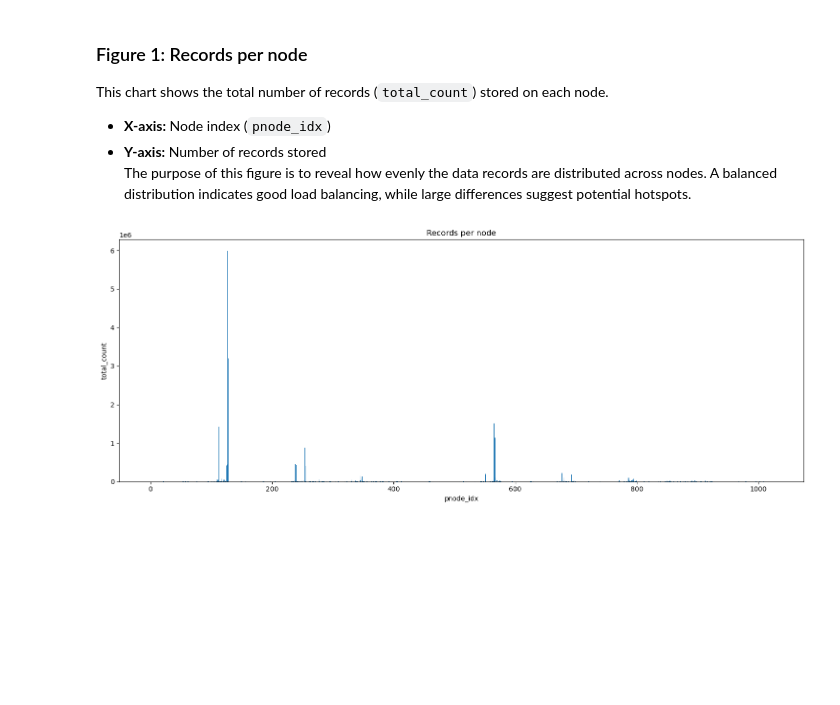
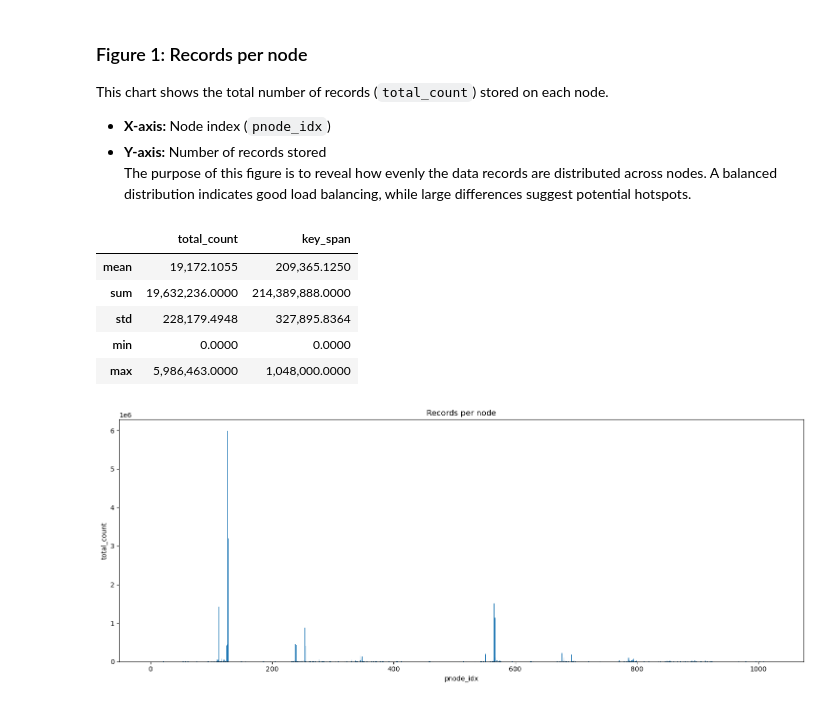
Before and after one commit to yezhan14promax/P2PSTA, a Jupyter notebook: implementation/py/visualisation_baseline.ipynb, the cells around one changed output. Saved outputs shown, nothing was run; the diff lists cells and outputs as text; code cells hidden in the pictures; blank space fills up the shorter version.

```diff
--- a/implementation/py/visualisation.ipynb
+++ b/implementation/py/visualisation_baseline.ipynb
@@ -138,6 +138,32 @@ This chart shows the total number of records (`total_count`) stored on each node
 - **X-axis:** Node index (`pnode_idx`)
 - **Y-axis:** Number of records stored
 The purpose of this figure is to reveal how evenly the data records are distributed across nodes. A balanced distribution indicates good load balancing, while large differences suggest potential hotspots.
+# %%
+summary_stats = {
+    "total_count": {
+        "mean": df["total_count"].mean(),
+        "sum": df["total_count"].sum(),
+        "std": df["total_count"].std(),
+        'min': df['total_count'].min(),
+        'max': df['total_count'].max(),
+    },
+    "key_span": {
+        "mean": df["key_span"].mean(),
+        "sum": df["key_span"].sum(),
+        "std": df["key_span"].std(),
+        'min': df['key_span'].min(),
+        'max': df['key_span'].max(),
+    }
+}
+summary_stats_df = pd.DataFrame(summary_stats)
+display(HTML(summary_stats_df.to_html(float_format=lambda x: f"{x:,.4f}")))
+# %% [output]
+|  | total_count | key_span |
+| mean | 19,172.1055 | 209,365.1250 |
+| sum | 19,632,236.0000 | 214,389,888.0000 |
+| std | 228,179.4948 | 327,895.8364 |
+| min | 0.0000 | 0.0000 |
+| max | 5,986,463.0000 | 1,048,000.0000 |
 # %%
 # --- 图1：每个 node 的 total_count ---
 plt.figure(figsize=(15, 6))
```
Also changed, not shown: parts of 22 cells of this notebook, 11 other files.
